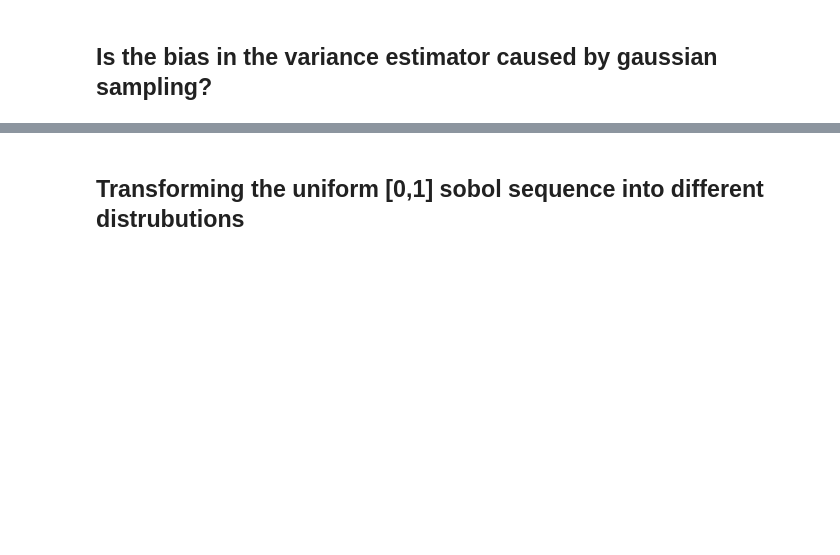
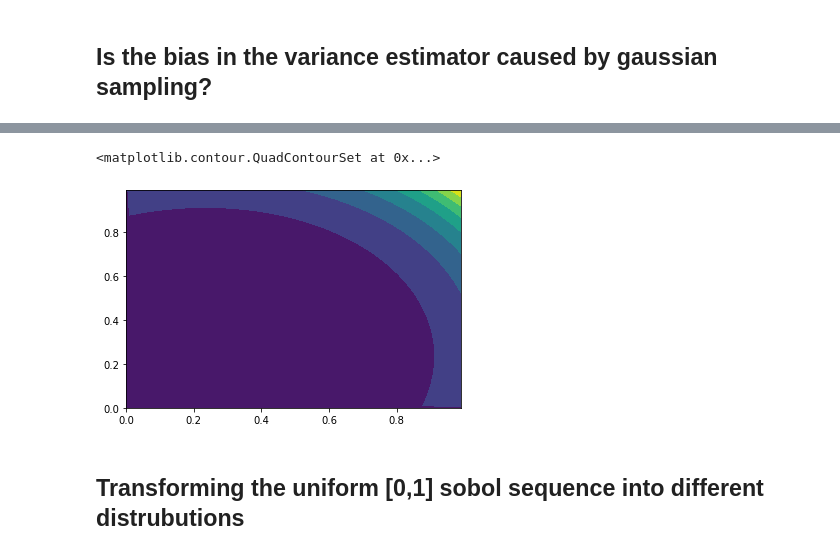
Before and after one commit to jordanperr/appm5650finalproject, a Jupyter notebook: exploratory-qmc.ipynb, the cells around one changed output, grey strips where cells are left out. Cells and saved outputs as stored; diff of their text form; code cells hidden in the pictures; blank space fills up the shorter version.

```diff
--- a/exploratory-qmc.ipynb
+++ b/exploratory-qmc.ipynb
@@ -183,3 +239,14 @@ Text(0.5, 1.0, 'f(x)')
+# %%
+#z = scipy.stats.multivariate_normal.pdf(xy,mean=[0.5,0.5], cov=[[0.2**2, 0], [0, 0.2**2]])
+#display(z.min())
+#z = z.reshape(x.shape[0],y.shape[0])
+z = f_transform(xy)
+z = z.reshape(x.shape[0],y.shape[0])
+plt.contourf(x,y,z)
+#plt.add_legend()
+# %% [output]
+<matplotlib.contour.QuadContourSet at 0x...>
+[figure, added]
 # %% [markdown]
 ## Transforming the uniform [0,1] sobol sequence into different distrubutions
 # %%
```
Also changed, not shown: parts of 16 cells of this notebook, 9 other files.
